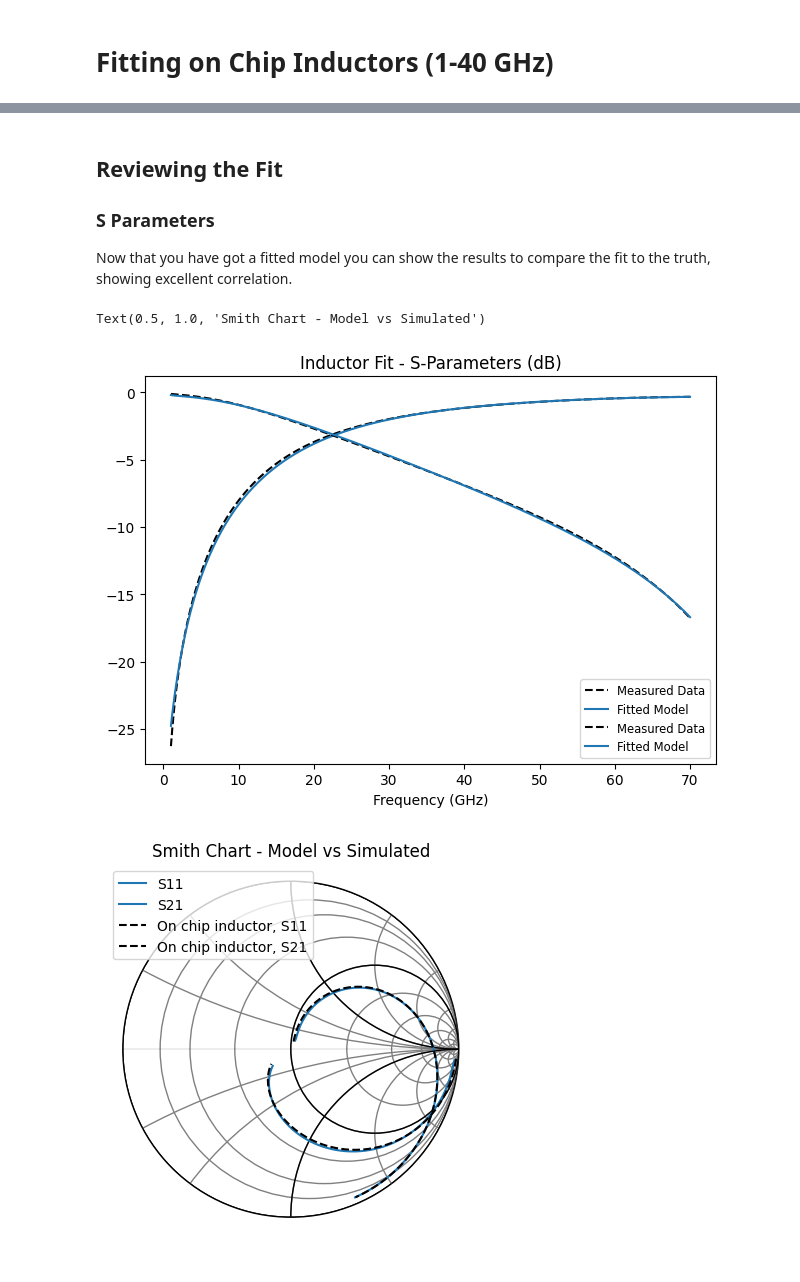
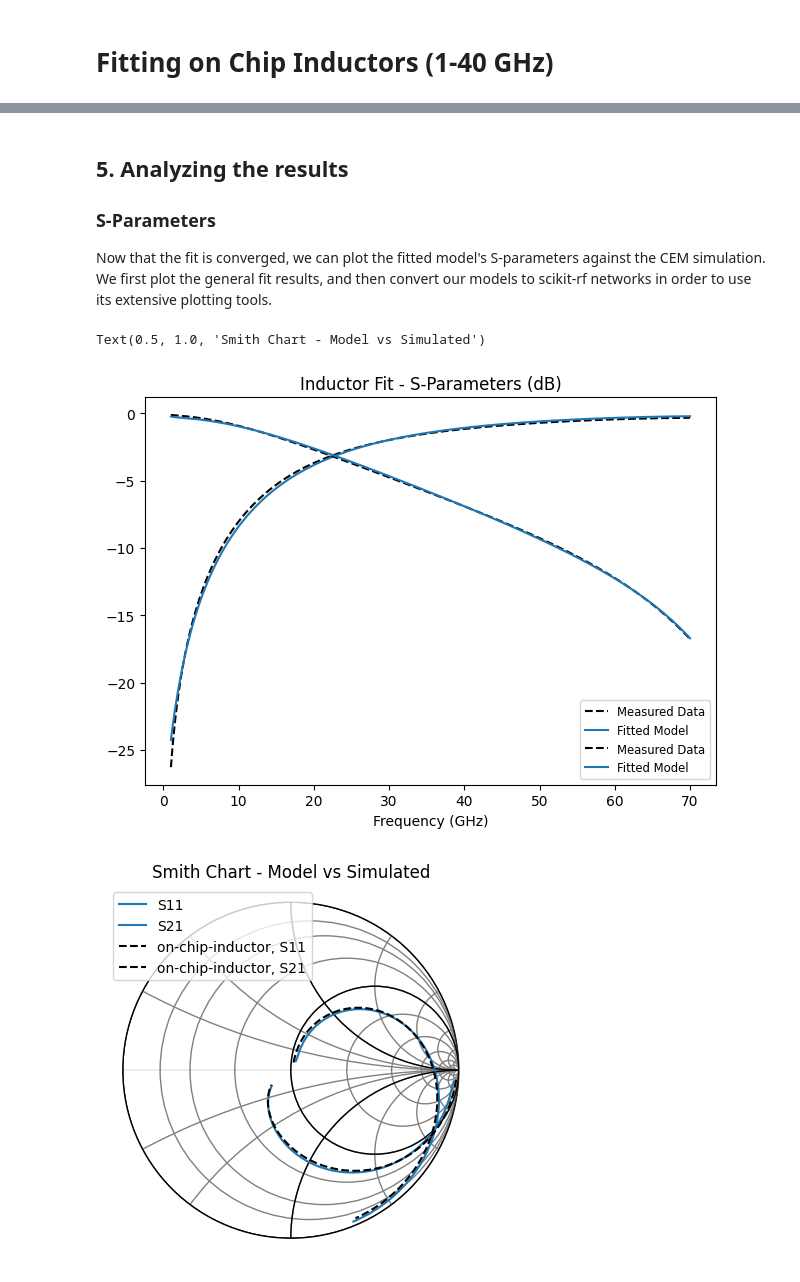
Before and after one commit to gvcallen/paramrf, a Jupyter notebook: docs/tutorials/2_chip_inductor_fitting.ipynb, the cells around one changed output, grey strips where cells are left out. Saved outputs shown, nothing was run; the diff lists cells and outputs as text; code cells hidden in the pictures.

```diff
--- a/docs/tutorials/2_chip_inductor_fitting.ipynb
+++ b/docs/tutorials/2_chip_inductor_fitting.ipynb
@@ -63,4 +99,6 @@ In the second stage, the single-cell definition is reused inside a loop to build
 # %%
+from pmrf.models import Cascade
+
 def multi_pi_cell(num, R, L, Rs, Ls, Cp, Cox1, Cox2, Rsub1, Csub1, Rsub2, Csub2, C0):
     if num <= 1:
         return single_pi_cell(R, L, Rs, Ls, Cp, Cox1, Cox2, Rsub1, Csub1, Rsub2, Csub2)
@@ -71,15 +109,13 @@ def multi_pi_cell(num, R, L, Rs, Ls, Cp, Cox1, Cox2, Rsub1, Csub1, Rsub2, Csub2,
             single_pi_cell(R, L, Rs, Ls, Cp, Cox1, Cox2, Rsub1, Csub1, Rsub2, Csub2, name=f"cell{i}")
         )
 
-    port1, port2 = pmrf.models.Port(), pmrf.models.Port()
-    cascade = pmrf.models.Cascade(models)
-
-    C0_model = pmrf.models.Capacitor(C=C0)
+    port1, port2 = Port(), Port()
+    cascade = Cascade(models)
+    C0_model = Capacitor(C=C0)
 
     connections = [
         [(port1, 0), (cascade, 0), (C0_model, 0)],
         [(port2, 0), (cascade, 1), (C0_model, 1)],
     ]
-
-    return pmrf.models.Circuit(connections)
+    return Circuit(connections)
 # %% [markdown]
@@ -109,8 +145,6 @@ The fit runs using SciPy's optimizer by default, minimizing the difference betwe
 # %%
-import skrf
+fit_results = prf.fitting.fit(inductor_model, cem_simulation)
 
-# Load Data
-simulated_params = skrf.Network("./Data/On chip inductor.s2p")
-
-# Fit
-inductor_fit = pmrf.fitting.fit(inductor_model, simulated_params)
+import pprint
+print("Final Fitted Parameters:")
+pprint.pprint(fit_results.model.named_params())
@@ -117,26 +169,26 @@ inductor_fit = pmrf.fitting.fit(inductor_model, simulated_params)
 # %% [markdown]
-## Reviewing the Fit
-### S Parameters
-Now that you have got a fitted model you can show the results to compare the fit to the truth, showing excellent correlation.
+## 5. Analyzing the results
+### S-Parameters
+Now that the fit is converged, we can plot the fitted model's S-parameters against the CEM simulation. We first plot the general fit results, and then convert our models to scikit-rf networks in order to use its extensive plotting tools.
 # %%
 import matplotlib.pyplot as plt
 
-# Plot 1 - S-parameter dB
+# Plot the S-parameters in dB at the fit frequency
 fig1, ax1 = plt.subplots()
-inductor_fit.plot_s_db(m=0, n=0, ax=ax1)
-inductor_fit.plot_s_db(m=1, n=0, ax=ax1)
+fit_results.plot_s_db(m=0, n=0, ax=ax1)
+fit_results.plot_s_db(m=1, n=0, ax=ax1)
 ax1.set_title("Inductor Fit - S-Parameters (dB)")
 
-# Plot 2 - Smith Chart
+# Plot the S-parameters on the smith chart at a custom frequency
 fig2, ax2 = plt.subplots()
-freq = pmrf.Frequency(1, 70, 1001, "GHz")
-skrf_model = inductor_fit.model.to_skrf(frequency=freq)
+freq = prf.Frequency(1, 70, 1001, "GHz")
+skrf_model = fit_results.model.to_skrf(frequency=freq)
 skrf_model.plot_s_smith(m=0, n=0, ax=ax2, color="tab:blue")
 skrf_model.plot_s_smith(m=1, n=0, ax=ax2, color="tab:blue")
-simulated_params.plot_s_smith(m=0, n=0, ax=ax2, color="black", linestyle="--")
-simulated_params.plot_s_smith(m=1, n=0, ax=ax2, color="black", linestyle="--")
+cem_simulation.plot_s_smith(m=0, n=0, ax=ax2, color="black", linestyle="--")
+cem_simulation.plot_s_smith(m=1, n=0, ax=ax2, color="black", linestyle="--")
 ax2.set_title("Smith Chart - Model vs Simulated")
 # %% [output]
 Text(0.5, 1.0, 'Smith Chart - Model vs Simulated')
-[figure, old version]
+[figure, new version]
-[figure, old version]
+[figure, new version]
```
Also changed, not shown: parts of 21 cells of this notebook, 2 other files.
